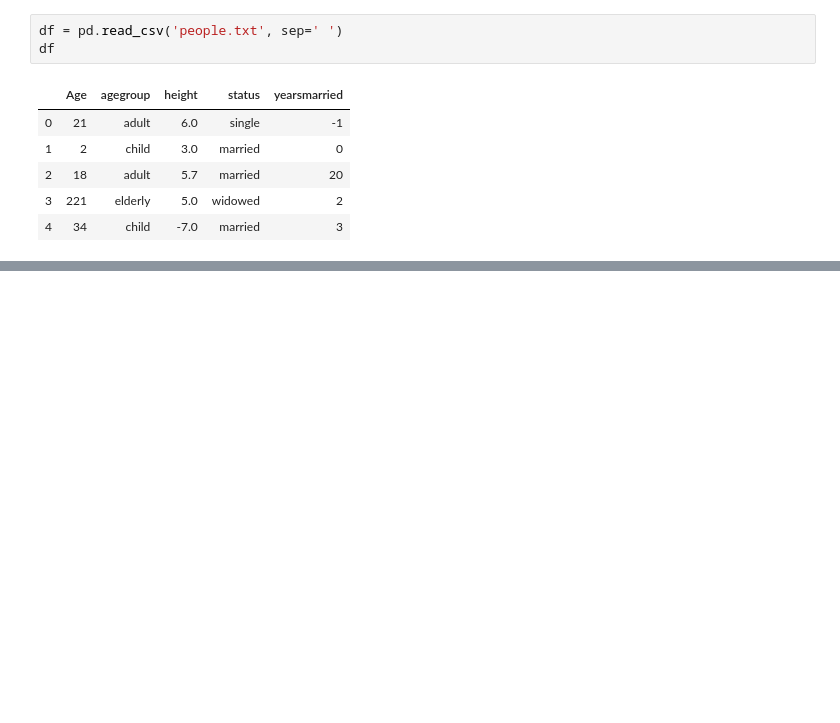
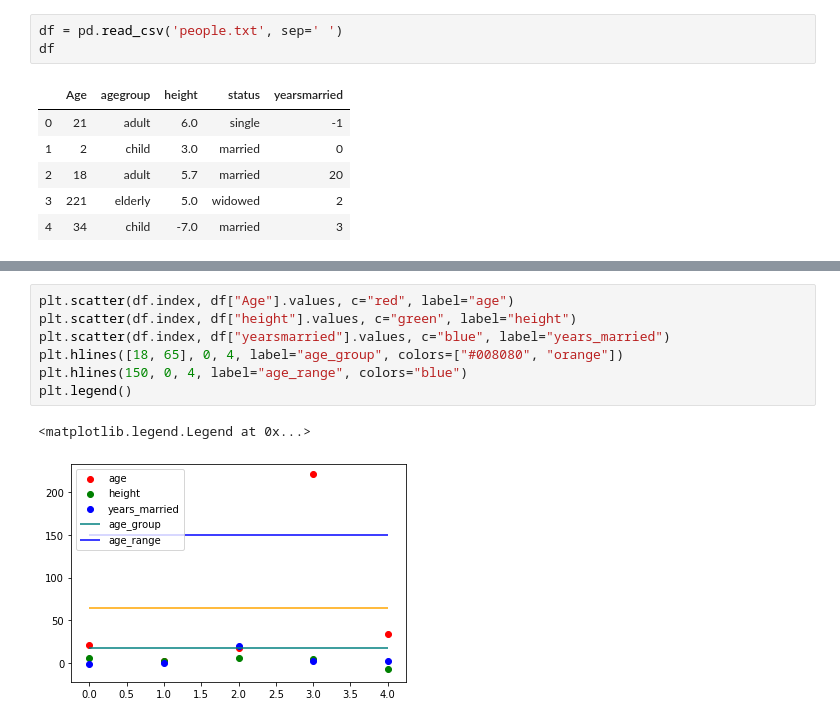
Before and after one commit to himansingh241/Sem6, a Jupyter notebook: dm/ques1.ipynb, the cells around one changed output, grey strips where cells are left out. Saved outputs shown, nothing was run; the diff lists cells and outputs as text; blank space fills up the shorter version.

```diff
--- a/dm/ques1.ipynb
+++ b/dm/ques1.ipynb
@@ -25,0 +74,10 @@ Name: Age, dtype: bool
+# %%
+plt.scatter(df.index, df["Age"].values, c="red", label="age")
+plt.scatter(df.index, df["height"].values, c="green", label="height")
+plt.scatter(df.index, df["yearsmarried"].values, c="blue", label="years_married")
+plt.hlines([18, 65], 0, 4, label="age_group", colors=["#008080", "orange"])
+plt.hlines(150, 0, 4, label="age_range", colors="blue")
+plt.legend()
+# %% [output]
+<matplotlib.legend.Legend at 0x...>
+[figure, added]
```
Also changed, not shown: parts of 12 cells of this notebook, 6 other files.
